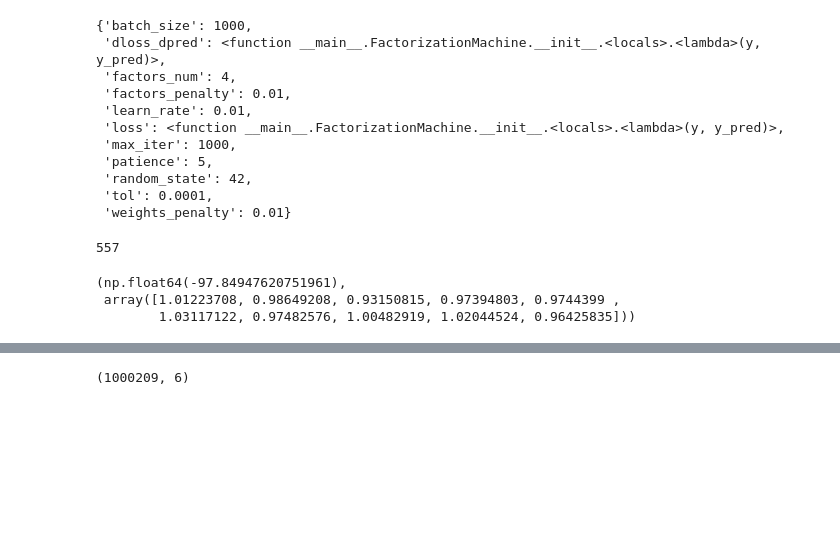
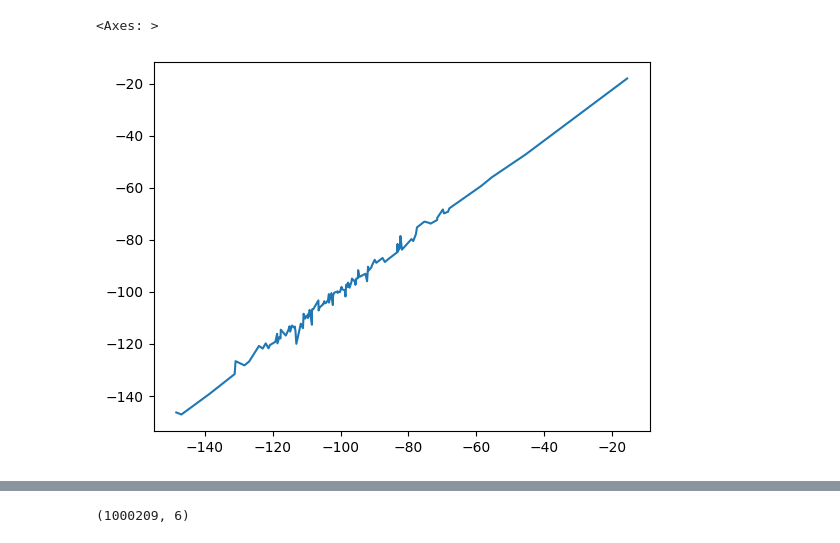
Before and after one commit to maria-khanina/movie_recommender, a Jupyter notebook: logic/factorization_machine.ipynb, the cells around one changed output, grey strips where cells are left out. Saved outputs shown, nothing was run; the diff lists cells and outputs as text; code cells hidden in the pictures; blank space fills up the shorter version.

```diff
--- a/logic/factorization_machine.ipynb
+++ b/logic/factorization_machine.ipynb
@@ -115,12 +158,13 @@ y += rng.normal(scale=abs(y.mean()) * 0.05)
 # %%
 X_train, X_test, y_train, y_test = train_test_split(X, y)
+X_val, X_test, y_val, y_test = train_test_split(X_test, y_test, train_size=0.5)
 
 fm = GridSearchCV(
-    estimator=FactorizationMachine(max_iter=1000, random_state=42),
+    estimator=FactorizationMachine(max_iter=300, random_state=42, batch_size=300),
     param_grid={
         "factors_num": [1, 3, 4, 5, 10],
     }
 )
 
-fm.fit(X_train, y_train)
+fm.fit(X_train, y_train, eval_set=(X_val, y_val))
 # %% [output]
@@ -146,24 +184,7 @@ fm.score(X_test, y_test)
-# %%
-fm.best_estimator_.get_params()
-# %% [output]
-{'batch_size': 1000,
- 'dloss_dpred': <function __main__.FactorizationMachine.__init__.<locals>.<lambda>(y, y_pred)>,
- 'factors_num': 4,
- 'factors_penalty': 0.01,
- 'learn_rate': 0.01,
- 'loss': <function __main__.FactorizationMachine.__init__.<locals>.<lambda>(y, y_pred)>,
- 'max_iter': 1000,
- 'patience': 5,
- 'random_state': 42,
- 'tol': 0.0001,
- 'weights_penalty': 0.01}
-# %%
-fm.best_estimator_.n_iter
-# %% [output]
-557
-# %%
-fm.best_estimator_._intercept, fm.best_estimator_._weights
-# %% [output]
-(np.float64(-97.84947620751961),
- array([1.01223708, 0.98649208, 0.93150815, 0.97394803, 0.9744399 ,
-        1.03117122, 0.97482576, 1.00482919, 1.02044524, 0.96425835]))
+# %%
+y_pred = fm.predict(X_test)
+
+sns.lineplot(x=y_test, y=y_pred)
+# %% [output]
+<Axes: >
+[figure, added]
```
Also changed, not shown: parts of 34 cells of this notebook.
